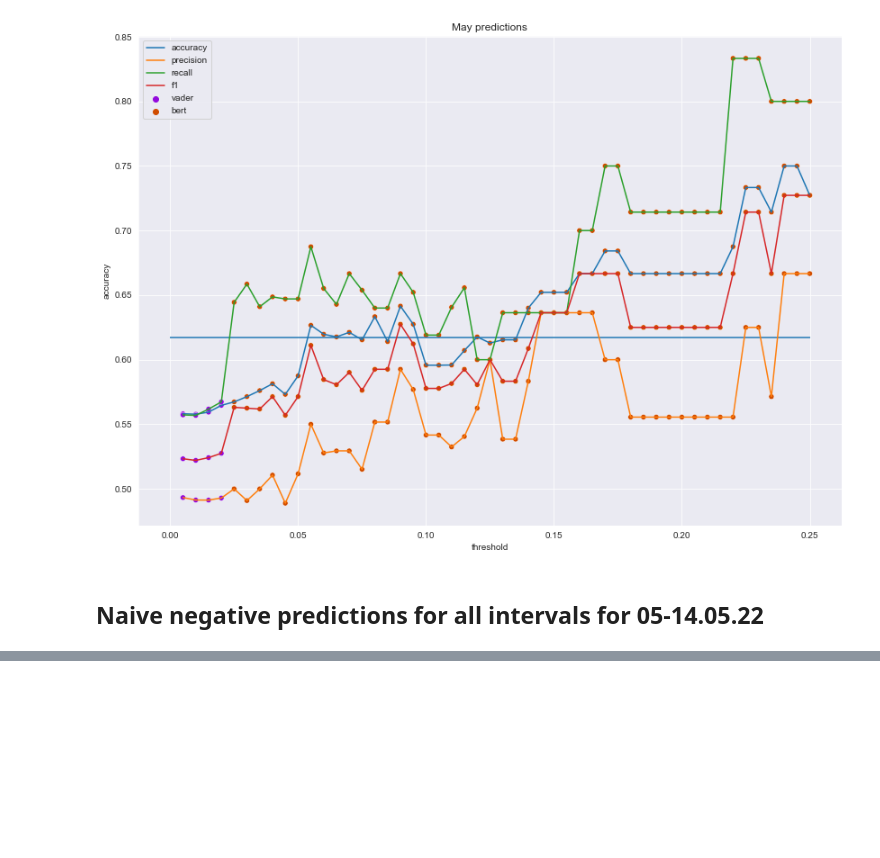
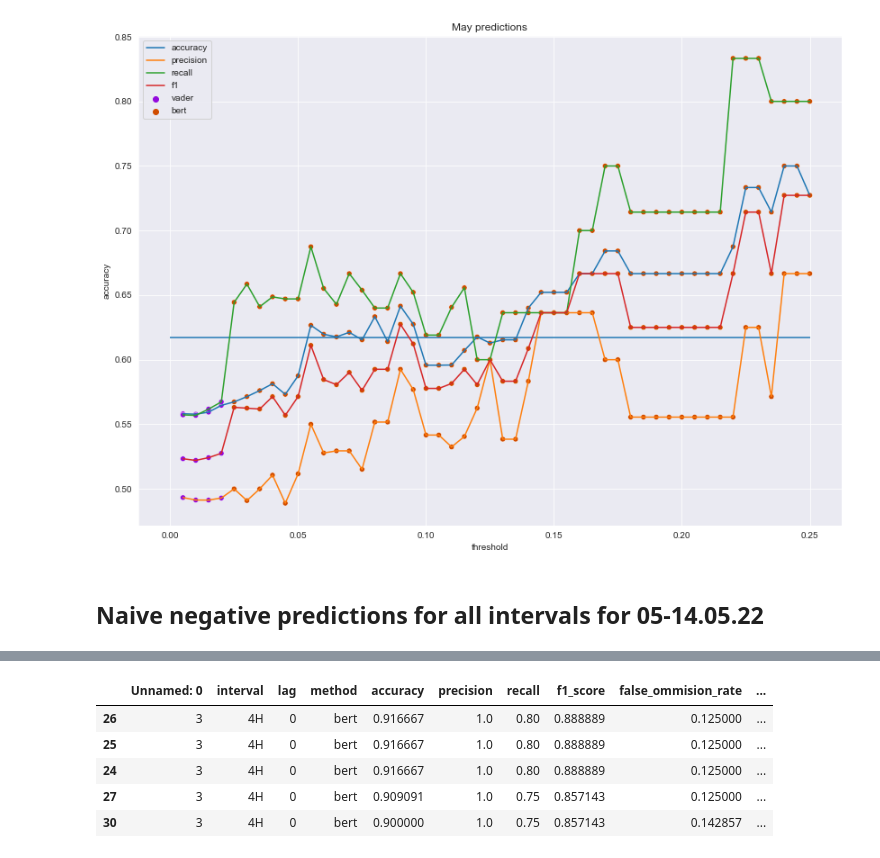
Before and after one commit to jzmujdzin/luna-nlp-paper, a Jupyter notebook: notebooks/threshold_analysis.ipynb, the cells around one changed output, grey strips where cells are left out. Cells and saved outputs as stored; diff of their text form; code cells hidden in the pictures; blank space fills up the shorter version.

```diff
--- a/notebooks/threshold_analysis.ipynb
+++ b/notebooks/threshold_analysis.ipynb
@@ -185,3 +201,12 @@ naive_df = pd.DataFrame([calc_conf_matrix_stats(interval) for interval in interv
+# %%
+best_preds_for_each_threshold.sort_values(by='accuracy', ascending=False).head(5)
+# %% [output]
+|  | Unnamed: 0 | interval | lag | method | accuracy | precision | recall | f1_score | false_ommision_rate | ... |
+| 26 | 3 | 4H | 0 | bert | 0.916667 | 1.0 | 0.80 | 0.888889 | 0.125000 | ... |
+| 25 | 3 | 4H | 0 | bert | 0.916667 | 1.0 | 0.80 | 0.888889 | 0.125000 | ... |
+| 24 | 3 | 4H | 0 | bert | 0.916667 | 1.0 | 0.80 | 0.888889 | 0.125000 | ... |
+| 27 | 3 | 4H | 0 | bert | 0.909091 | 1.0 | 0.75 | 0.857143 | 0.125000 | ... |
+| 30 | 3 | 4H | 0 | bert | 0.900000 | 1.0 | 0.75 | 0.857143 | 0.142857 | ... |
 # %%
 plt.figure(figsize=(14, 10))
 plt.plot(best_preds_for_each_threshold.threshold, best_preds_for_each_threshold.accuracy)
```
Also changed, not shown: parts of 5 cells of this notebook.
